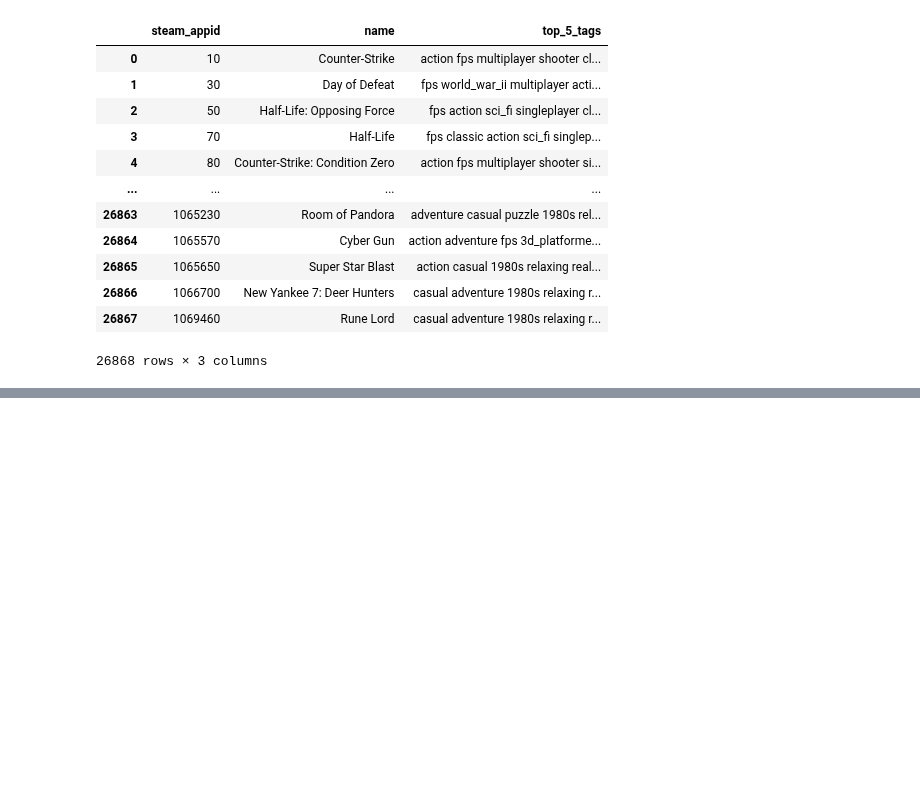
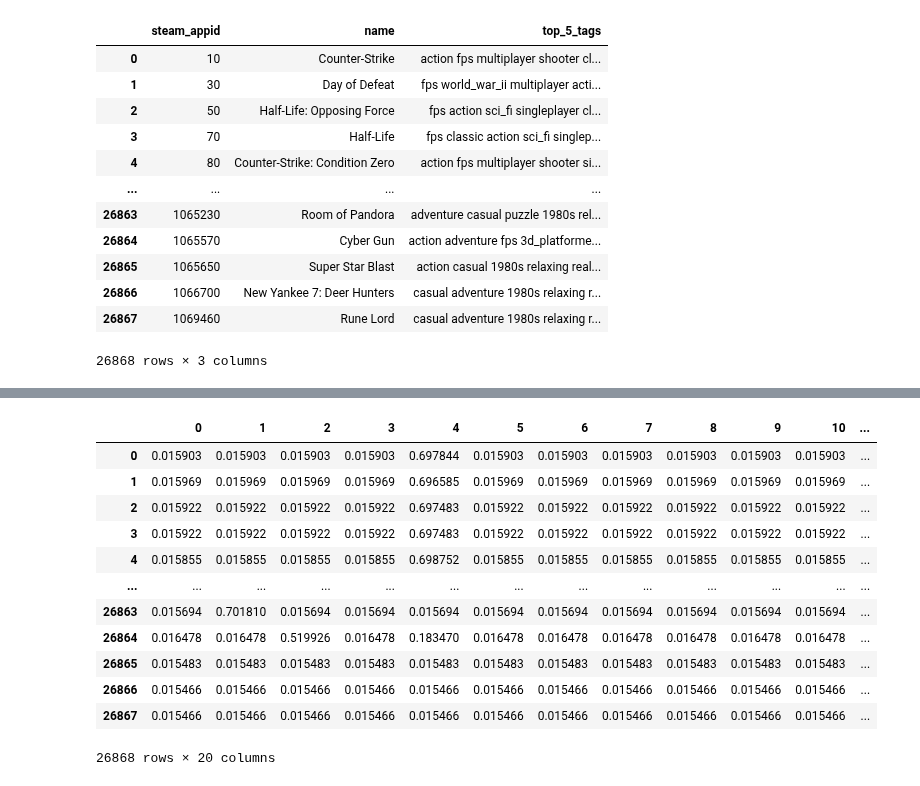
Before and after one commit to Rvanelven/steamator, a Jupyter notebook: notebooks/robin_#15_ nlp_375genres.ipynb, the cells around one changed output, grey strips where cells are left out. Cells and saved outputs as stored; diff of their text form; code cells hidden in the pictures; blank space fills up the shorter version.

```diff
--- a/notebooks/robin_#15_ nlp_375genres.ipynb
+++ b/notebooks/robin_#15_ nlp_375genres.ipynb
@@ -464,2 +428,0 @@ df_final = df_final.join(df_final_with_probas)
-# %%
-df_final = df_final.rename(columns={0: "topic_0", 1: "topic_1", 2: "topic_2", 3:"topic_3", 4:"topic_4", 5:"topic_5", 6:"topic_6", 7:"topic_7", 8:"topic_8",9:"topic_9",10:"topic_10", 11:"topic_11", 12:"topic_12", 13:"topic_13", 14:"topic_14"})
@@ -483,0 +486,10 @@ df_final.to_csv(r'../raw_data/df_with_topics.csv', index = False)
+# %%
+vectorizer = TfidfVectorizer().fit(list_of_tags)
+
+data_vectorized = vectorizer.transform(list_of_tags)
+
+lda_model_2 = LatentDirichletAllocation(n_components=20).fit(data_vectorized)
+
+
+
+print_topics(lda_model_2, vectorizer)
@@ -483,0 +514,20 @@ df_final.to_csv(r'../raw_data/df_with_topics.csv', index = False)
+# %%
+lda_vectors_2 = lda_model_2.transform(example_vectorized_2)
+# %%
+df_final_with_20_probas= pd.DataFrame(data=lda_vectors_2)
+# %%
+df_final_with_20_probas
+# %% [output]
+|  | 0 | 1 | 2 | 3 | 4 | 5 | 6 | 7 | 8 | 9 | 10 | ... |
+| 0 | 0.015903 | 0.015903 | 0.015903 | 0.015903 | 0.697844 | 0.015903 | 0.015903 | 0.015903 | 0.015903 | 0.015903 | 0.015903 | ... |
+| 1 | 0.015969 | 0.015969 | 0.015969 | 0.015969 | 0.696585 | 0.015969 | 0.015969 | 0.015969 | 0.015969 | 0.015969 | 0.015969 | ... |
+| 2 | 0.015922 | 0.015922 | 0.015922 | 0.015922 | 0.697483 | 0.015922 | 0.015922 | 0.015922 | 0.015922 | 0.015922 | 0.015922 | ... |
+| 3 | 0.015922 | 0.015922 | 0.015922 | 0.015922 | 0.697483 | 0.015922 | 0.015922 | 0.015922 | 0.015922 | 0.015922 | 0.015922 | ... |
+| 4 | 0.015855 | 0.015855 | 0.015855 | 0.015855 | 0.698752 | 0.015855 | 0.015855 | 0.015855 | 0.015855 | 0.015855 | 0.015855 | ... |
+| ... | ... | ... | ... | ... | ... | ... | ... | ... | ... | ... | ... | ... |
+| 26863 | 0.015694 | 0.701810 | 0.015694 | 0.015694 | 0.015694 | 0.015694 | 0.015694 | 0.015694 | 0.015694 | 0.015694 | 0.015694 | ... |
+| 26864 | 0.016478 | 0.016478 | 0.519926 | 0.016478 | 0.183470 | 0.016478 | 0.016478 | 0.016478 | 0.016478 | 0.016478 | 0.016478 | ... |
+| 26865 | 0.015483 | 0.015483 | 0.015483 | 0.015483 | 0.015483 | 0.015483 | 0.015483 | 0.015483 | 0.015483 | 0.015483 | 0.015483 | ... |
+| 26866 | 0.015466 | 0.015466 | 0.015466 | 0.015466 | 0.015466 | 0.015466 | 0.015466 | 0.015466 | 0.015466 | 0.015466 | 0.015466 | ... |
+| 26867 | 0.015466 | 0.015466 | 0.015466 | 0.015466 | 0.015466 | 0.015466 | 0.015466 | 0.015466 | 0.015466 | 0.015466 | 0.015466 | ... |
+26868 rows × 20 columns
```
Also changed, not shown: parts of 35 cells of this notebook.
